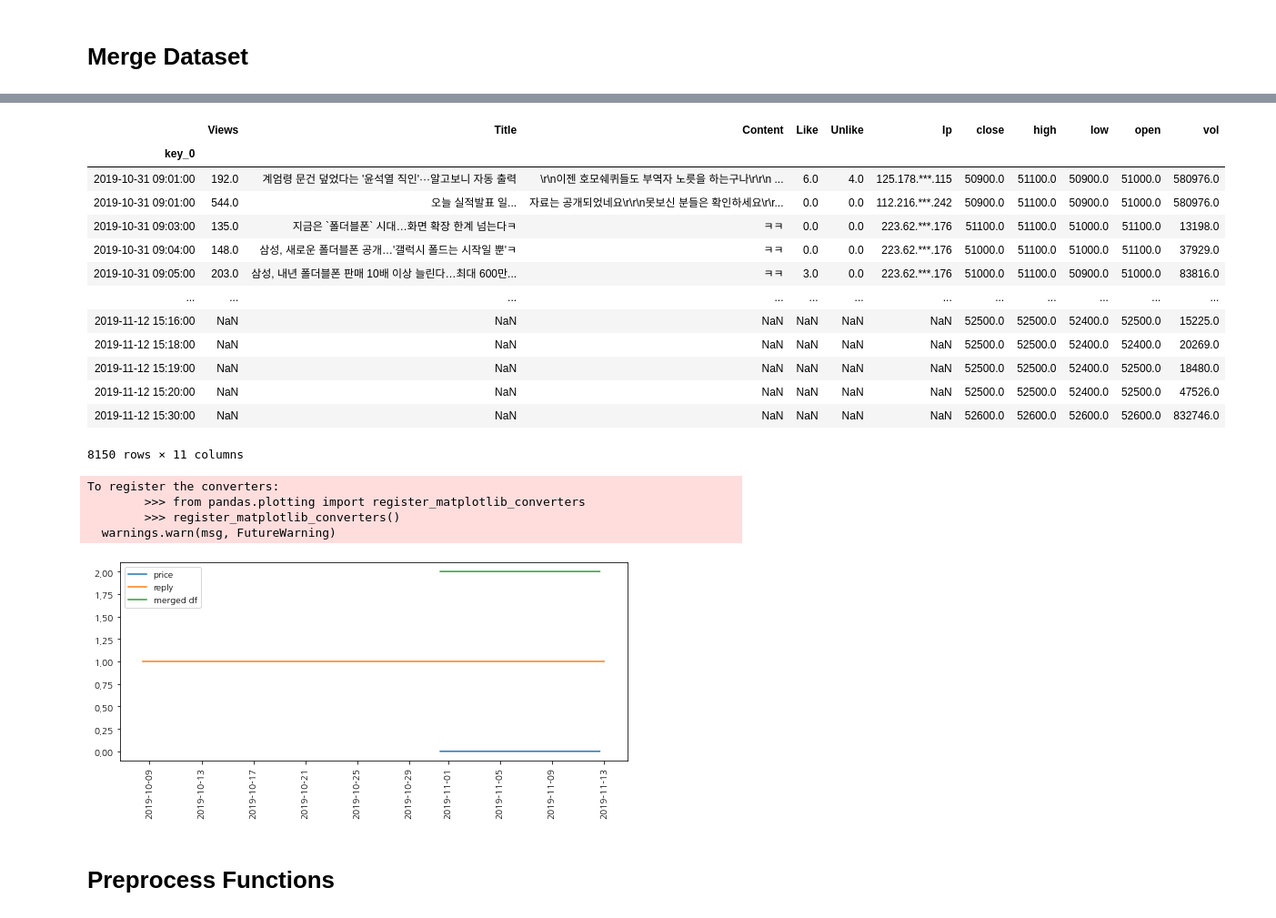
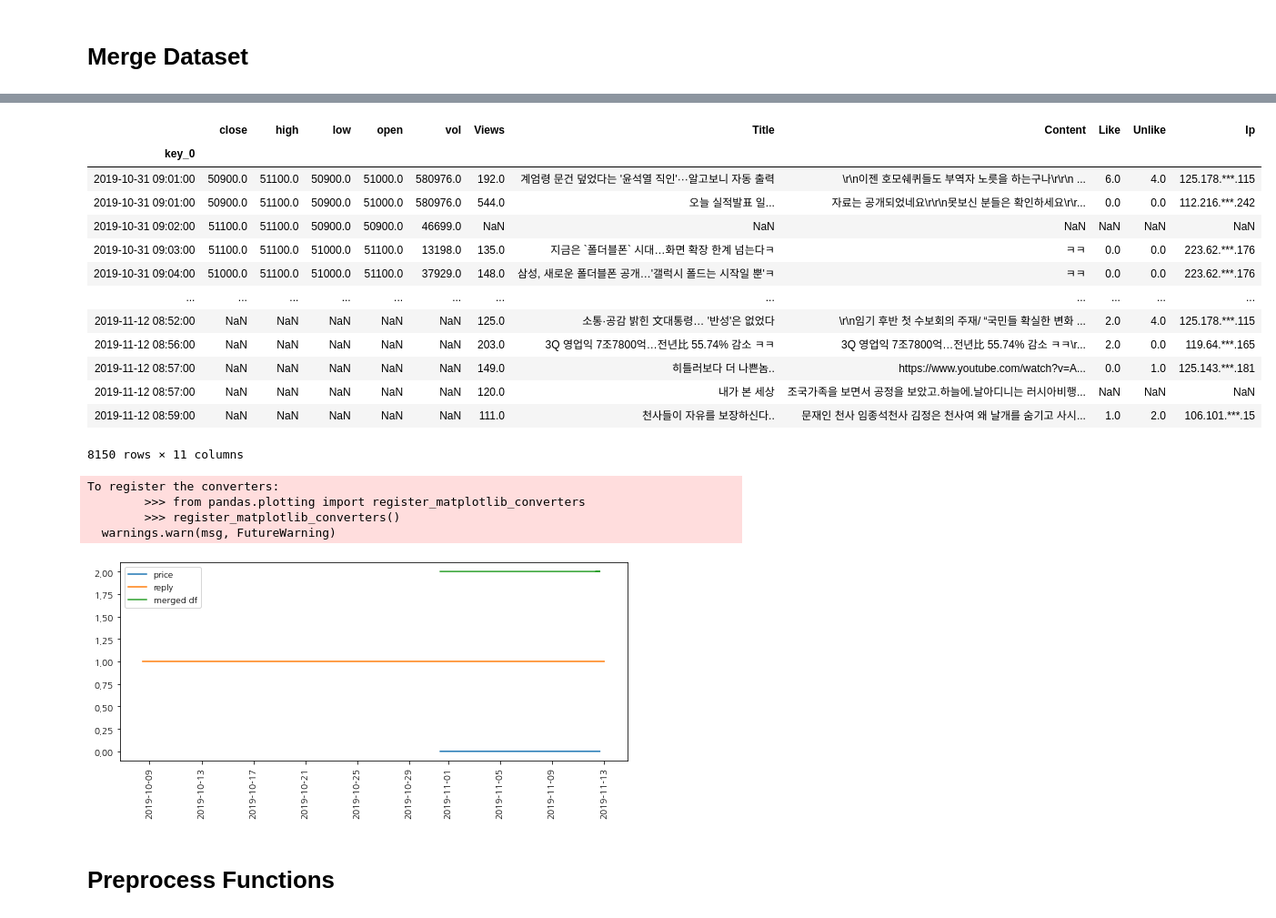
Before and after one commit to hyeon95y/Algorithm_Trading_reddit, a Jupyter notebook: pipeline_example.ipynb, the cells around one changed output, grey strips where cells are left out. Shown at 91% size. Cells and saved outputs as stored; diff of their text form; code cells hidden in the pictures.

```diff
--- a/pipeline_example.ipynb
+++ b/pipeline_example.ipynb
@@ -207,18 +183,30 @@ print(day_end)
 # %%
-# merge dataframe
-reply_common = reply[(reply.index >= day_start) & (reply.index <= day_end)]
-price_common = price[(price.index >= day_start) & (price.index <= day_end)]
-df = reply_common.merge(price_common, how='outer', left_on=reply_common.index, right_on=price_common.index)
-df.index = df['key_0']
-df = df.drop(['key_0'], axis=1)
-display(df)
+def merge_dataset(price, reply) :
+    # get intersection
+    day_start = max(price.index[0], reply.index[0])
+    day_end = min(price.index[-1], reply.index[-1])
+    print(day_start)
+    print(day_end)
 
-# check intersection of timestamp
-plt.figure(figsize=(10, 4))
-plt.plot(price.index, np.zeros(price.shape[0]), label='price')
-plt.plot(reply.index, np.ones(reply.shape[0]), label='reply')
-plt.plot(df.index, np.full(df.shape[0], 2), label='merged df')
-plt.xticks(rotation=90)
-plt.legend()
-plt.show()
+    # merge dataframe
+    reply_common = reply[(reply.index >= day_start) & (reply.index <= day_end)]
+    price_common = price[(price.index >= day_start) & (price.index <= day_end)]
+    #df = reply_common.merge(price_common, how='outer', left_on=reply_common.index, right_on=price_common.index)
+    df = price_common.merge(reply_common, how='outer', left_on=price_common.index, right_on=reply_common.index)
+    df.index = df['key_0']
+    df = df.drop(['key_0'], axis=1)
+    display(df)
+
+    # check intersection of timestamp
+    plt.figure(figsize=(10, 4))
+    plt.plot(price.index, np.zeros(price.shape[0]), label='price')
+    plt.plot(reply.index, np.ones(reply.shape[0]), label='reply')
+    plt.plot(df.index, np.full(df.shape[0], 2), label='merged df')
+    plt.xticks(rotation=90)
+    plt.legend()
+    plt.show()
+
+    return df
+
+df = merge_dataset(price, reply)
 # %% [output]
@@ -225,21 +215,21 @@ plt.show()
-|  | Views | Title | Content | Like | Unlike | Ip | close | high | low | open | vol |
+|  | close | high | low | open | vol | Views | Title | Content | Like | Unlike | Ip |
 | key_0 |  |  |  |  |  |  |  |  |  |  |  |
-| 2019-10-31 09:01:00 | 192.0 | 계엄령 문건 덮었다는 '윤석열 직인'···알고보니 자동 출력 | \r\n이젠 호모쉐퀴들도 부역자 노릇을 하는구나\r\r\n ... | 6.0 | 4.0 | 125.178.***.115 | 50900.0 | 51100.0 | 50900.0 | 51000.0 | 580976.0 |
-| 2019-10-31 09:01:00 | 544.0 | 오늘 실적발표 일... | 자료는 공개되었네요\r\r\n못보신 분들은 확인하세요\r\r... | 0.0 | 0.0 | 112.216.***.242 | 50900.0 | 51100.0 | 50900.0 | 51000.0 | 580976.0 |
-| 2019-10-31 09:03:00 | 135.0 | 지금은 `폴더블폰` 시대…화면 확장 한계 넘는다ㅋ | ㅋㅋ | 0.0 | 0.0 | 223.62.***.176 | 51100.0 | 51100.0 | 51000.0 | 51100.0 | 13198.0 |
-| 2019-10-31 09:04:00 | 148.0 | 삼성, 새로운 폴더블폰 공개…'갤럭시 폴드는 시작일 뿐'ㅋ | ㅋㅋ | 0.0 | 0.0 | 223.62.***.176 | 51000.0 | 51100.0 | 51000.0 | 51100.0 | 37929.0 |
-| 2019-10-31 09:05:00 | 203.0 | 삼성, 내년 폴더블폰 판매 10배 이상 늘린다…최대 600만... | ㅋㅋ | 3.0 | 0.0 | 223.62.***.176 | 51000.0 | 51100.0 | 50900.0 | 51000.0 | 83816.0 |
+| 2019-10-31 09:01:00 | 50900.0 | 51100.0 | 50900.0 | 51000.0 | 580976.0 | 192.0 | 계엄령 문건 덮었다는 '윤석열 직인'···알고보니 자동 출력 | \r\n이젠 호모쉐퀴들도 부역자 노릇을 하는구나\r\r\n ... | 6.0 | 4.0 | 125.178.***.115 |
+| 2019-10-31 09:01:00 | 50900.0 | 51100.0 | 50900.0 | 51000.0 | 580976.0 | 544.0 | 오늘 실적발표 일... | 자료는 공개되었네요\r\r\n못보신 분들은 확인하세요\r\r... | 0.0 | 0.0 | 112.216.***.242 |
+| 2019-10-31 09:02:00 | 51100.0 | 51100.0 | 50900.0 | 50900.0 | 46699.0 | NaN | NaN | NaN | NaN | NaN | NaN |
+| 2019-10-31 09:03:00 | 51100.0 | 51100.0 | 51000.0 | 51100.0 | 13198.0 | 135.0 | 지금은 `폴더블폰` 시대…화면 확장 한계 넘는다ㅋ | ㅋㅋ | 0.0 | 0.0 | 223.62.***.176 |
+| 2019-10-31 09:04:00 | 51000.0 | 51100.0 | 51000.0 | 51100.0 | 37929.0 | 148.0 | 삼성, 새로운 폴더블폰 공개…'갤럭시 폴드는 시작일 뿐'ㅋ | ㅋㅋ | 0.0 | 0.0 | 223.62.***.176 |
 | ... | ... | ... | ... | ... | ... | ... | ... | ... | ... | ... | ... |
-| 2019-11-12 15:16:00 | NaN | NaN | NaN | NaN | NaN | NaN | 52500.0 | 52500.0 | 52400.0 | 52500.0 | 15225.0 |
-| 2019-11-12 15:18:00 | NaN | NaN | NaN | NaN | NaN | NaN | 52500.0 | 52500.0 | 52400.0 | 52400.0 | 20269.0 |
-| 2019-11-12 15:19:00 | NaN | NaN | NaN | NaN | NaN | NaN | 52500.0 | 52500.0 | 52400.0 | 52500.0 | 18480.0 |
-| 2019-11-12 15:20:00 | NaN | NaN | NaN | NaN | NaN | NaN | 52500.0 | 52500.0 | 52400.0 | 52500.0 | 47526.0 |
-| 2019-11-12 15:30:00 | NaN | NaN | NaN | NaN | NaN | NaN | 52600.0 | 52600.0 | 52600.0 | 52600.0 | 832746.0 |
+| 2019-11-12 08:52:00 | NaN | NaN | NaN | NaN | NaN | 125.0 | 소통·공감 밝힌 文대통령… '반성'은 없었다 | \r\n임기 후반 첫 수보회의 주재/ “국민들 확실한 변화 ... | 2.0 | 4.0 | 125.178.***.115 |
+| 2019-11-12 08:56:00 | NaN | NaN | NaN | NaN | NaN | 203.0 | 3Q 영업익 7조7800억…전년比 55.74% 감소 ㅋㅋ | 3Q 영업익 7조7800억…전년比 55.74% 감소 ㅋㅋ\r... | 2.0 | 0.0 | 119.64.***.165 |
+| 2019-11-12 08:57:00 | NaN | NaN | NaN | NaN | NaN | 149.0 | 히틀러보다 더 나쁜놈.. | https://www.youtube.com/watch?v=A... | 0.0 | 1.0 | 125.143.***.181 |
+| 2019-11-12 08:57:00 | NaN | NaN | NaN | NaN | NaN | 120.0 | 내가 본 세상 | 조국가족을 보면서 공정을 보았고.하늘에.날아디니는 러시아비행... | NaN | NaN | NaN |
+| 2019-11-12 08:59:00 | NaN | NaN | NaN | NaN | NaN | 111.0 | 천사들이 자유를 보장하신다.. | 문재인 천사 임종석천사 김정은 천사여 왜 날개를 숨기고 사시... | 1.0 | 2.0 | 106.101.***.15 |
-8150 rows × 11 columns
-To register the converters:
-        >>> from pandas.plotting import register_matplotlib_converters
-        >>> register_matplotlib_converters()
-  warnings.warn(msg, FutureWarning)
+8150 rows × 11 columns
+To register the converters:
+        >>> from pandas.plotting import register_matplotlib_converters
+        >>> register_matplotlib_converters()
+  warnings.warn(msg, FutureWarning)
 [figure]
 # %% [markdown]
 # Preprocess Functions
```
Also changed, not shown: parts of 37 cells of this notebook.
